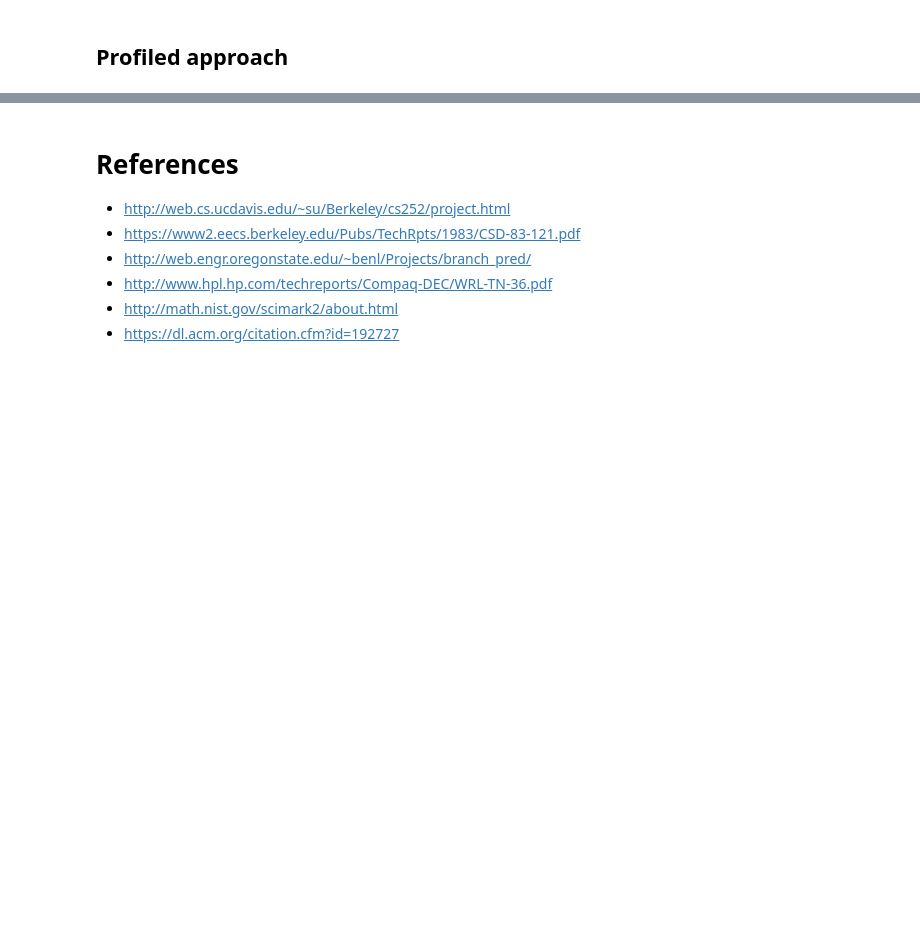
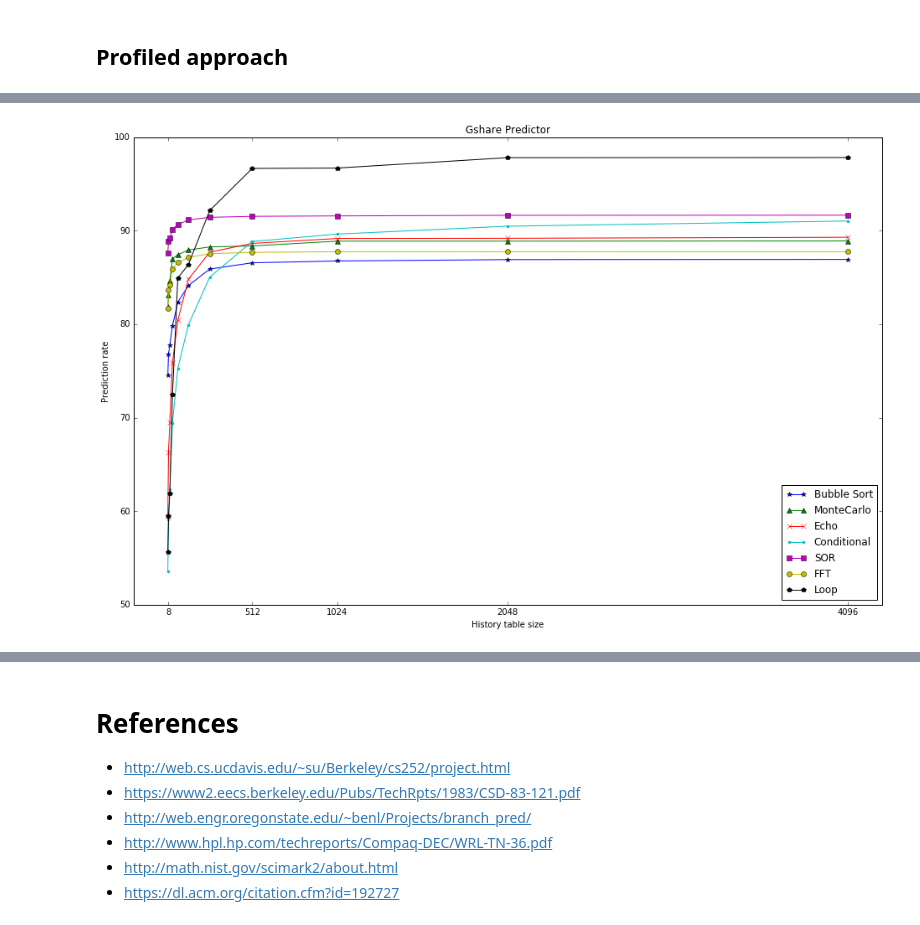
Before and after one commit to 12yuens2/branch-prediction, a Jupyter notebook: CS4202 Branch Prediction Practical.ipynb, the cells around one changed output, grey strips where cells are left out. Cells and saved outputs as stored; diff of their text form; code cells hidden in the pictures; blank space fills up the shorter version.

```diff
--- a/CS4202 Branch Prediction Practical.ipynb
+++ b/CS4202 Branch Prediction Practical.ipynb
@@ -441,0 +410,13 @@ for p in correlating_histories:
+# %%
+gshare_experiment_twobits_history = new_experiment()
+
+for i in range(2, 13):
+    gshare_predictor = GsharePredictor(i, 2)
+    for k, v in gshare_experiment_twobits_history.items():
+        v.data.append((len(gshare_predictor.table), gshare_predictor.simulate(v.trace)))
+# %%
+gshare_twobit_history_graph = plot_graph("Gshare Predictor", [data for _, data in gshare_experiment_twobits_history.items()])
+gshare_twobit_history_graph.plot()
+plt.show()
+# %% [output]
+[figure, added]
```
Also changed, not shown: parts of 46 cells of this notebook.
